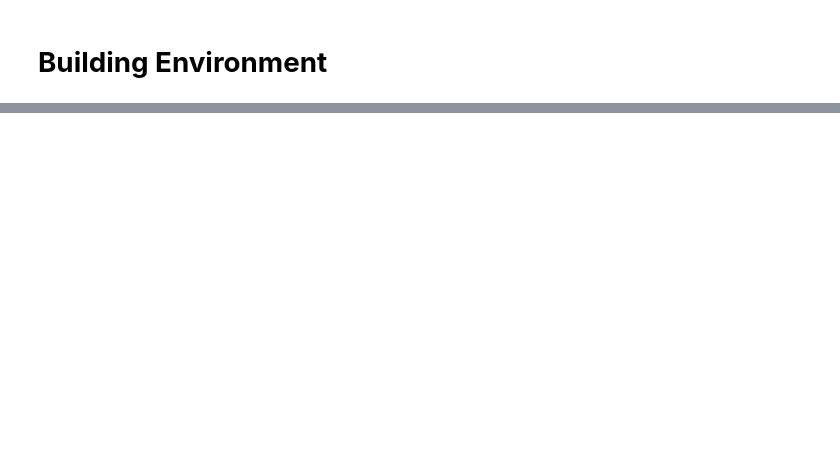
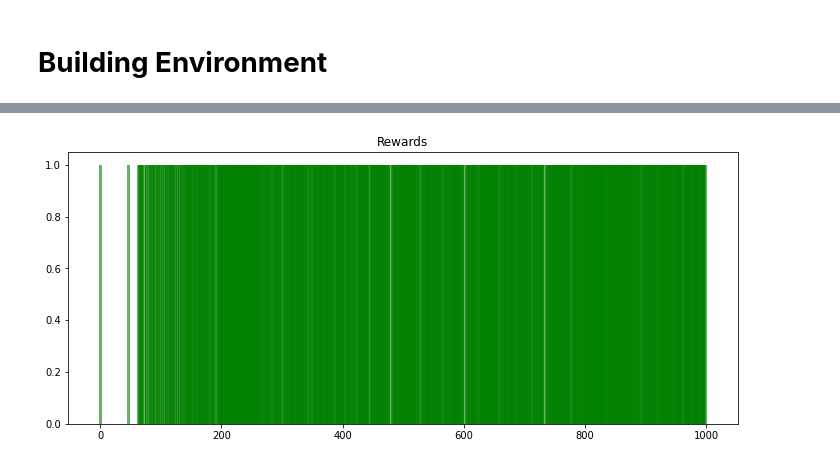
Before and after one commit to SJinji/reinforcement-project, a Jupyter notebook: RL_Project.ipynb, the cells around one changed output, grey strips where cells are left out. Saved outputs shown, nothing was run; the diff lists cells and outputs as text; code cells hidden in the pictures; blank space fills up the shorter version.

Commit message:
Revert "Revert "Merge branch 'main' into environment""
This reverts commit 5f8d92e6f46eb1b4cc5ce1bcaa9147abc31b43ed.

```diff
--- a/RL_Project.ipynb
+++ b/RL_Project.ipynb
@@ -151,0 +207,40 @@ Done? False
+# %%
+for i_episode in range(num_episodes):
+
+    # resets the environment
+    state = env.reset()
+    step = 0
+
+    while True:
+
+        step += 1
+
+        random_for_egreedy = torch.rand(1)[0]
+
+        if random_for_egreedy > egreedy:
+            random_values = Q[state] + torch.rand(1,number_of_actions) / 1000
+            action = torch.max(random_values,1)[1][0]
+            action = action.item()
+        else:
+            action = env.get_random_action().value
+
+        if egreedy > egreedy_final:
+            egreedy *= egreedy_decay
+
+        new_state, reward, done = env.step(action)
+
+        # Filling the Q Table
+        Q[state, action] = reward + gamma * torch.max(Q[new_state])
+
+        state = new_state
+
+        # env.render()
+        # time.sleep(0.4)
+
+        if done:
+            steps_total.append(step)
+            rewards_total.append(reward)
+            egreedy_total.append(egreedy)
+            #if i_episode % 10 == 0:
+            print('Episode: {} Reward: {} Steps Taken: {}'.format(i_episode,reward, step))
+            break
@@ -151,0 +294,7 @@ Done? False
+# %%
+plt.figure(figsize=(12,5))
+plt.title("Rewards")
+plt.bar(torch.arange(len(rewards_total)), rewards_total, alpha=0.6, color='green', width=5)
+plt.show()
+# %% [output]
+[figure, added]
```
Also changed, not shown: parts of 14 cells of this notebook.
